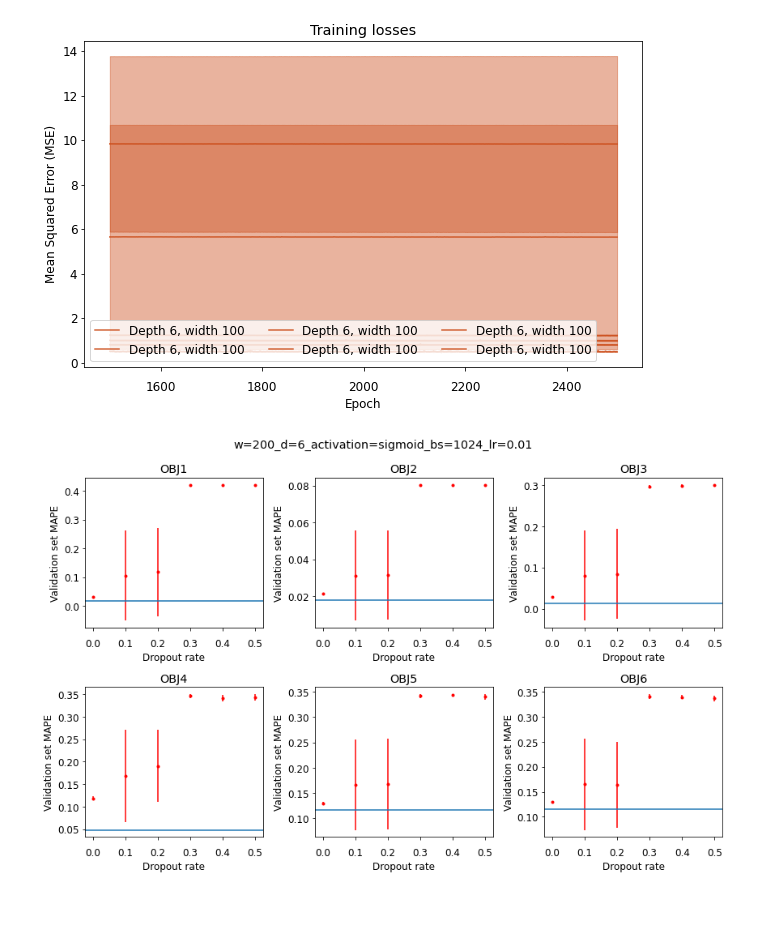
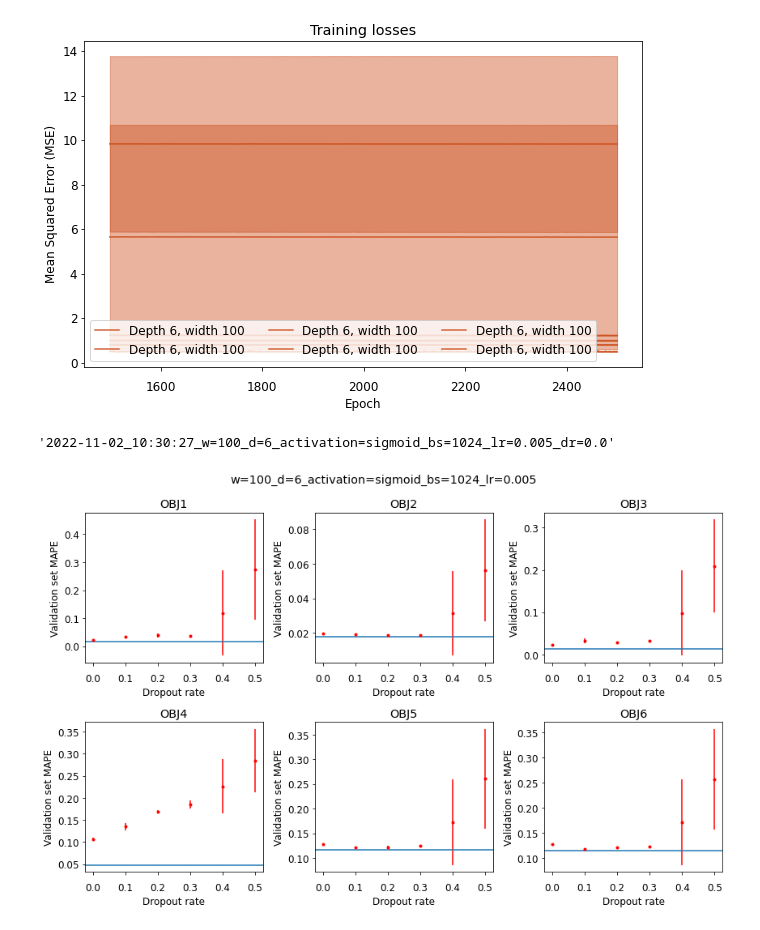
Before and after one commit to joshvillarreal/rfq-nn, a Jupyter notebook: notebooks/read_scan_results.ipynb, the cells around one changed output. Cells and saved outputs as stored; diff of their text form; code cells hidden in the pictures.

```diff
--- a/notebooks/read_scan_results.ipynb
+++ b/notebooks/read_scan_results.ipynb
@@ -4,7 +4,7 @@ import numpy as np
 import matplotlib.pyplot as plt
 import pandas as pd
 # %%
-with open('../results/2022-11-02_18:08:30_results.json') as f:
+with open('../results/2022-11-03_01:20:56_results.json') as f:
     data = json.load(f)
 # %%
 for d in data:
@@ -121,40 +121,44 @@ paper_mapes = {
     'OBJ5': 0.117,
     'OBJ6': 0.115,
 }
+# %%
+data[0]['model_id']
+# %% [output]
+'2022-11-02_10:30:27_w=100_d=6_activation=sigmoid_bs=1024_lr=0.005_dr=0.0'
 # %%
 # mapes
 fig, axs = plt.subplots(2, 3, figsize=(12, 8))
 
 for i in range(1, 7):
     ax = axs.flatten()[i-1]
     ax.axhline(paper_mapes[f'OBJ{i}'], label='MAPE from paper')
     ax.set_title(f'OBJ{i}')
     ax.set_xlabel('Dropout rate')
     ax.set_ylabel('Validation set MAPE')
 
 for d in data:
     configs = d['configs']
     results = d['results']
     dropout_rate = configs['dropout_rate']
     if dropout_rate > 0.7:
         continue
     else:
         for i in range(1, 7):
             ax = axs.flatten()[i-1]
 
             obj_results = results['by_response'][f'OBJ{i}']
             train_mean = np.mean(obj_results['mape_train'])
             train_std = np.std(obj_results['mape_train'])
             val_mean = np.mean(obj_results['mape_val'])
             val_std = np.std(obj_results['mape_val'])
 
             ax.errorbar(dropout_rate, val_mean, yerr=val_std, fmt='.', color='r')
 
 fig.tight_layout(rect=[0, 0.03, 1, 0.95])
-fig.suptitle('w=200_d=6_activation=sigmoid_bs=1024_lr=0.01')
+fig.suptitle('w=100_d=6_activation=sigmoid_bs=1024_lr=0.005')
 plt.show()
 # %% [output]
-[figure, old version]
+[figure, new version]
 # %%
 # mapes
 fig, axs = plt.subplots(2, 3, figsize=(12, 8))
```
Also changed, not shown: parts of 4 cells of this notebook, 1 other file.
